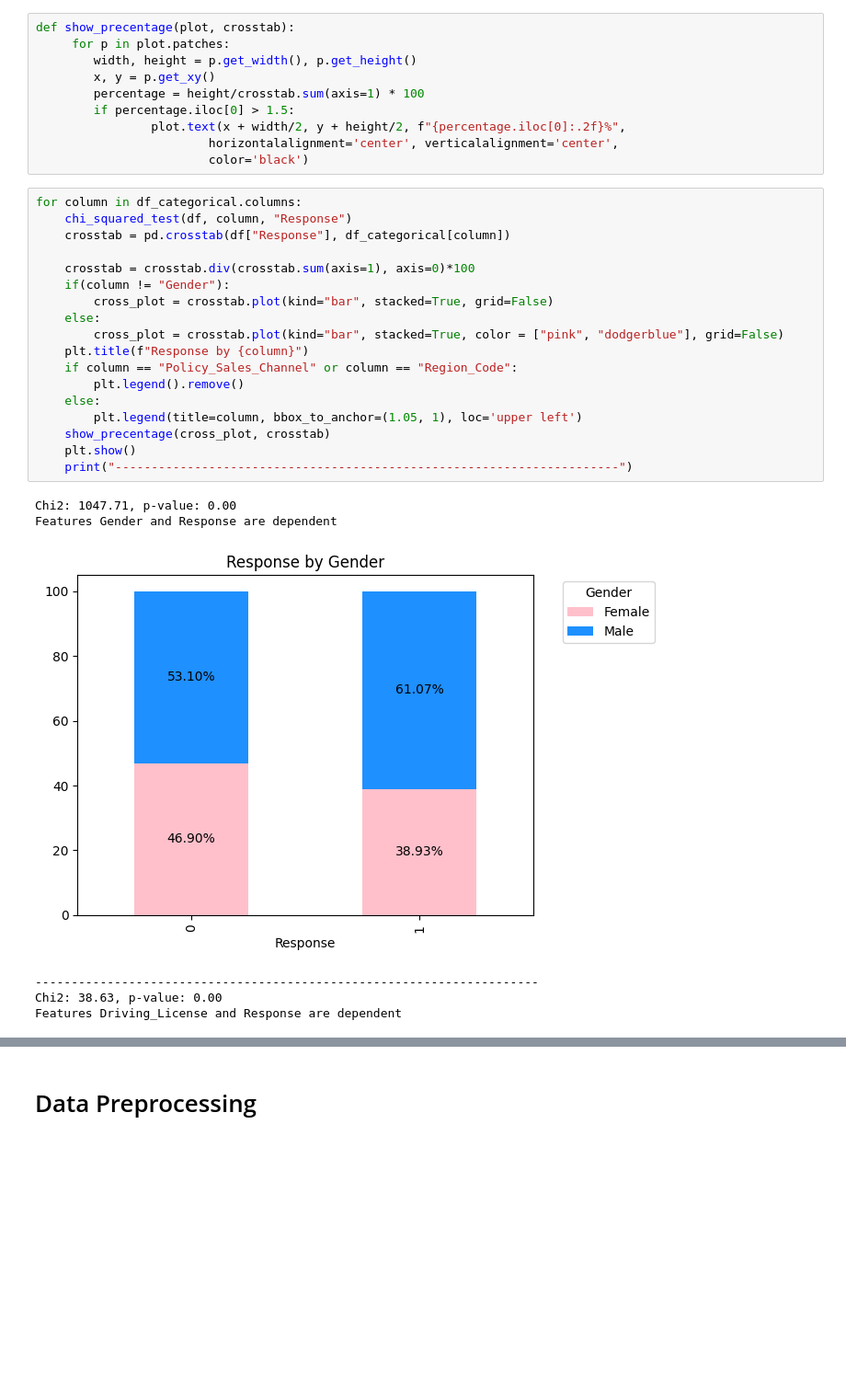
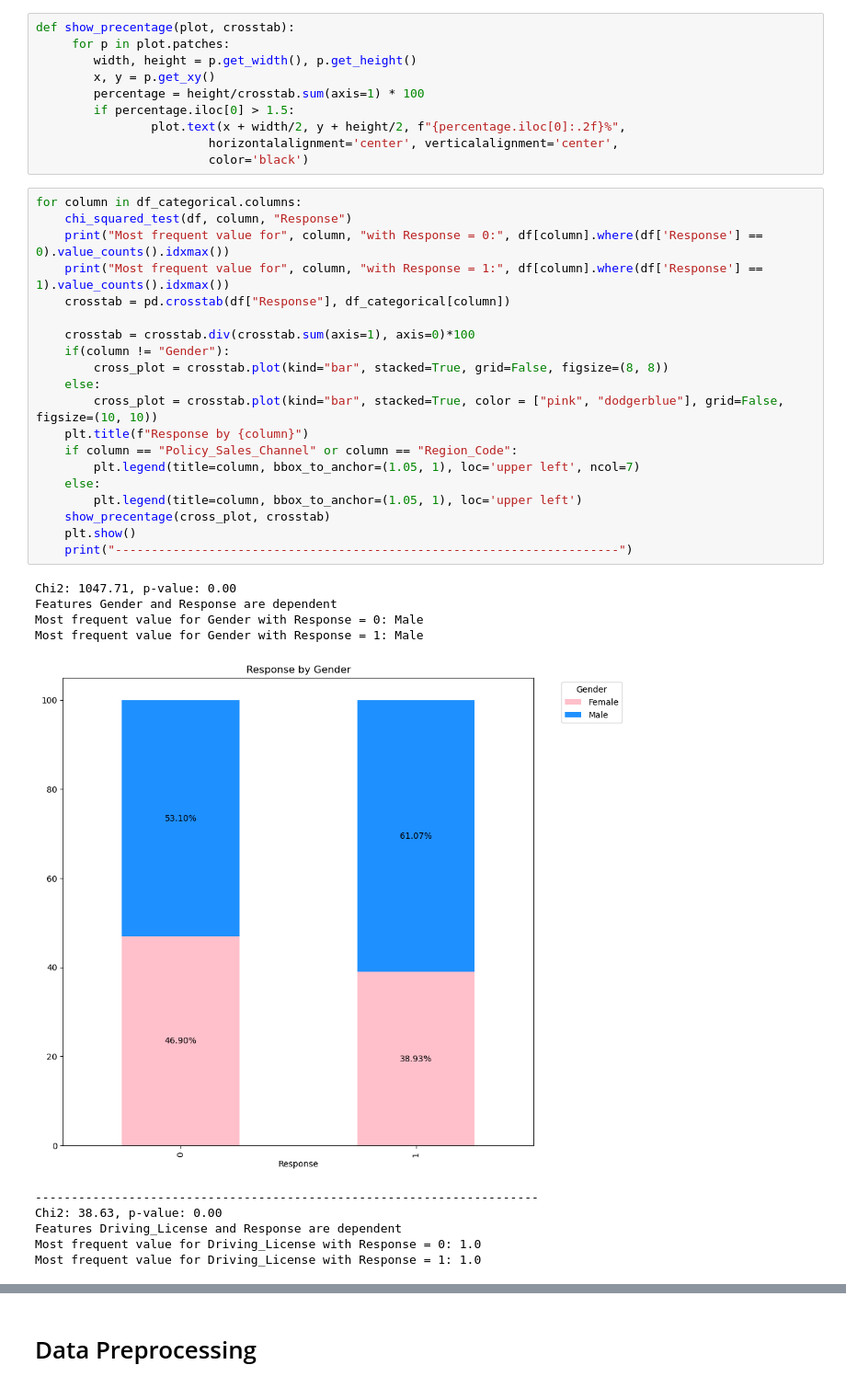
Before and after one commit to EnricoMiche1210760/Predicting_Insurance_Cross_Sell_Opportunities, a Jupyter notebook: main.ipynb, the cells around one changed output, grey strips where cells are left out. Shown at 92% size. Cells and saved outputs as stored; diff of their text form; blank space fills up the shorter version.

```diff
--- a/main.ipynb
+++ b/main.ipynb
@@ -153,25 +182,31 @@ def show_precentage(plot, crosstab):
 # %%
 for column in df_categorical.columns:
     chi_squared_test(df, column, "Response")
+    print("Most frequent value for", column, "with Response = 0:", df[column].where(df['Response'] == 0).value_counts().idxmax())
+    print("Most frequent value for", column, "with Response = 1:", df[column].where(df['Response'] == 1).value_counts().idxmax())
     crosstab = pd.crosstab(df["Response"], df_categorical[column])
 
     crosstab = crosstab.div(crosstab.sum(axis=1), axis=0)*100
     if(column != "Gender"):
-        cross_plot = crosstab.plot(kind="bar", stacked=True, grid=False)
+        cross_plot = crosstab.plot(kind="bar", stacked=True, grid=False, figsize=(8, 8))
     else:
-        cross_plot = crosstab.plot(kind="bar", stacked=True, color = ["pink", "dodgerblue"], grid=False)
+        cross_plot = crosstab.plot(kind="bar", stacked=True, color = ["pink", "dodgerblue"], grid=False, figsize=(10, 10))
     plt.title(f"Response by {column}")
     if column == "Policy_Sales_Channel" or column == "Region_Code":
-        plt.legend().remove()
+        plt.legend(title=column, bbox_to_anchor=(1.05, 1), loc='upper left', ncol=7)
     else:
         plt.legend(title=column, bbox_to_anchor=(1.05, 1), loc='upper left')
     show_precentage(cross_plot, crosstab)
     plt.show()
     print("----------------------------------------------------------------------")
 # %% [output]
 Chi2: 1047.71, p-value: 0.00
 Features Gender and Response are dependent
+Most frequent value for Gender with Response = 0: Male
+Most frequent value for Gender with Response = 1: Male
-[figure, old version]
+[figure, new version]
 ----------------------------------------------------------------------
 Chi2: 38.63, p-value: 0.00
 Features Driving_License and Response are dependent
+Most frequent value for Driving_License with Response = 0: 1.0
+Most frequent value for Driving_License with Response = 1: 1.0
```
Also changed, not shown: parts of 15 cells of this notebook.
